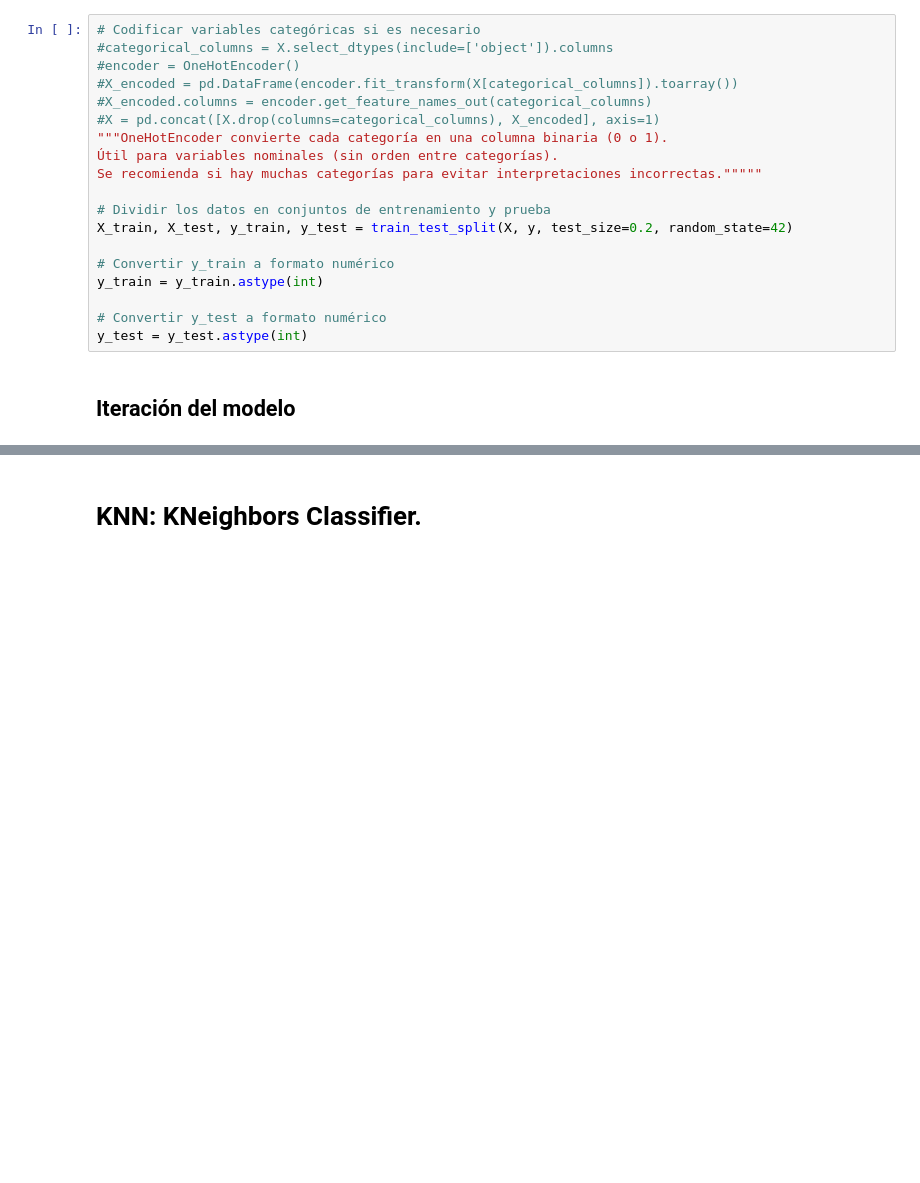
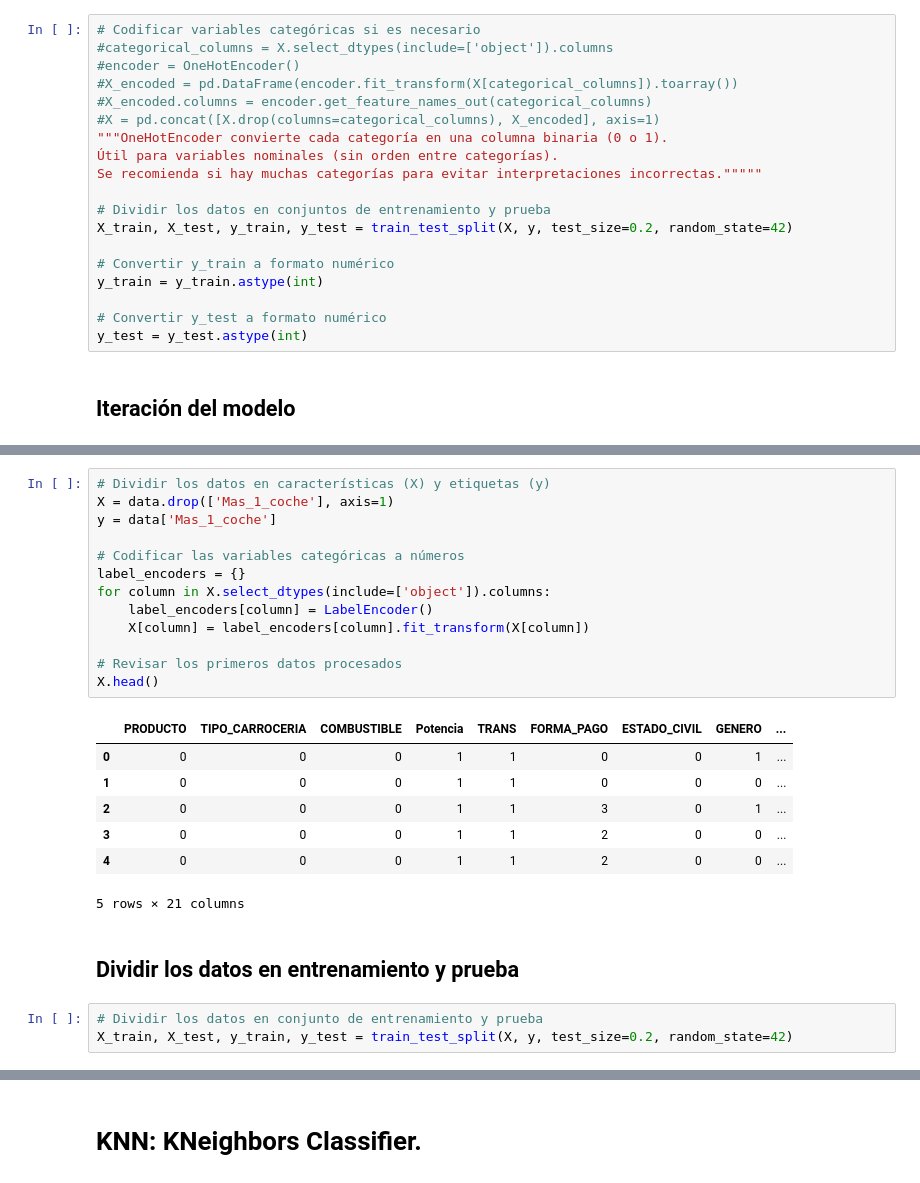
Before and after one commit to alejandromtnz/Purchase-Propensity-Model, a Jupyter notebook: ejemplo_itera.ipynb, the cells around one changed output, grey strips where cells are left out. Cells and saved outputs as stored; diff of their text form; blank space fills up the shorter version.

```diff
--- a/ejemplo_itera.ipynb
+++ b/ejemplo_itera.ipynb
@@ -434 +491,27 @@ ROC-AUC Score: 0.900270072475795
+# %%
+# Dividir los datos en características (X) y etiquetas (y)
+X = data.drop(['Mas_1_coche'], axis=1)
+y = data['Mas_1_coche']
+
+# Codificar las variables categóricas a números
+label_encoders = {}
+for column in X.select_dtypes(include=['object']).columns:
+    label_encoders[column] = LabelEncoder()
+    X[column] = label_encoders[column].fit_transform(X[column])
+
+# Revisar los primeros datos procesados
+X.head()
+# %% [output]
+|  | PRODUCTO | TIPO_CARROCERIA | COMBUSTIBLE | Potencia | TRANS | FORMA_PAGO | ESTADO_CIVIL | GENERO | ... |
+| 0 | 0 | 0 | 0 | 1 | 1 | 0 | 0 | 1 | ... |
+| 1 | 0 | 0 | 0 | 1 | 1 | 0 | 0 | 0 | ... |
+| 2 | 0 | 0 | 0 | 1 | 1 | 3 | 0 | 1 | ... |
+| 3 | 0 | 0 | 0 | 1 | 1 | 2 | 0 | 0 | ... |
+| 4 | 0 | 0 | 0 | 1 | 1 | 2 | 0 | 0 | ... |
+5 rows × 21 columns
+# %% [markdown]
+## Dividir los datos en entrenamiento y prueba
+# %%
+# Dividir los datos en conjunto de entrenamiento y prueba
+X_train, X_test, y_train, y_test = train_test_split(X, y, test_size=0.2, random_state=42)
 # %% [markdown]
```
Also changed, not shown: parts of 17 cells of this notebook.
